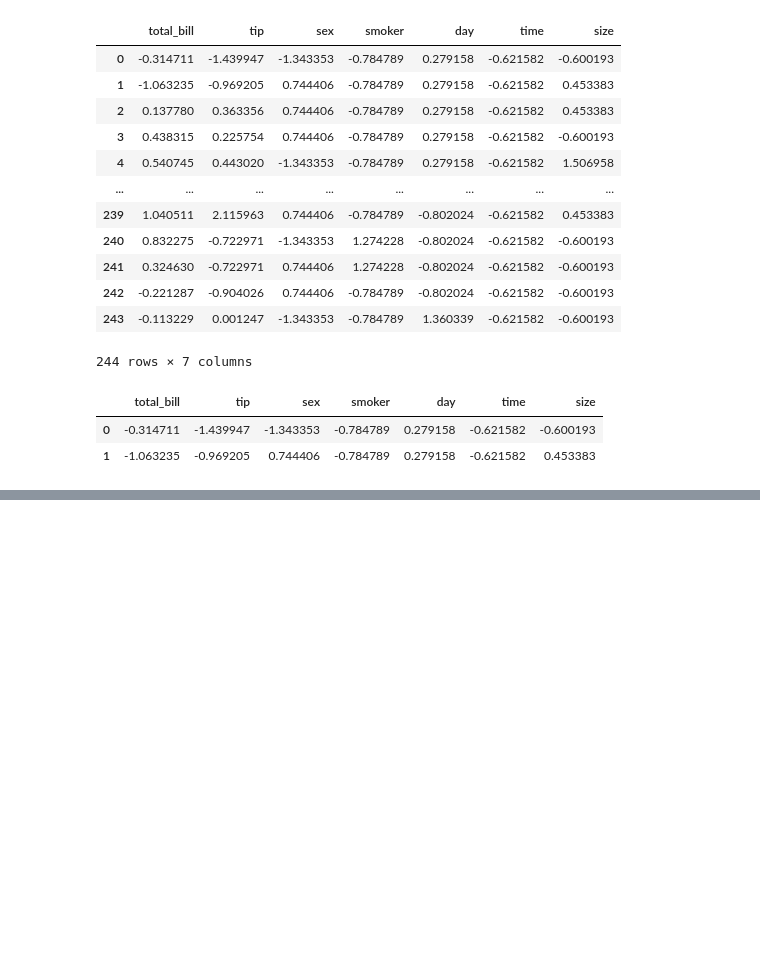
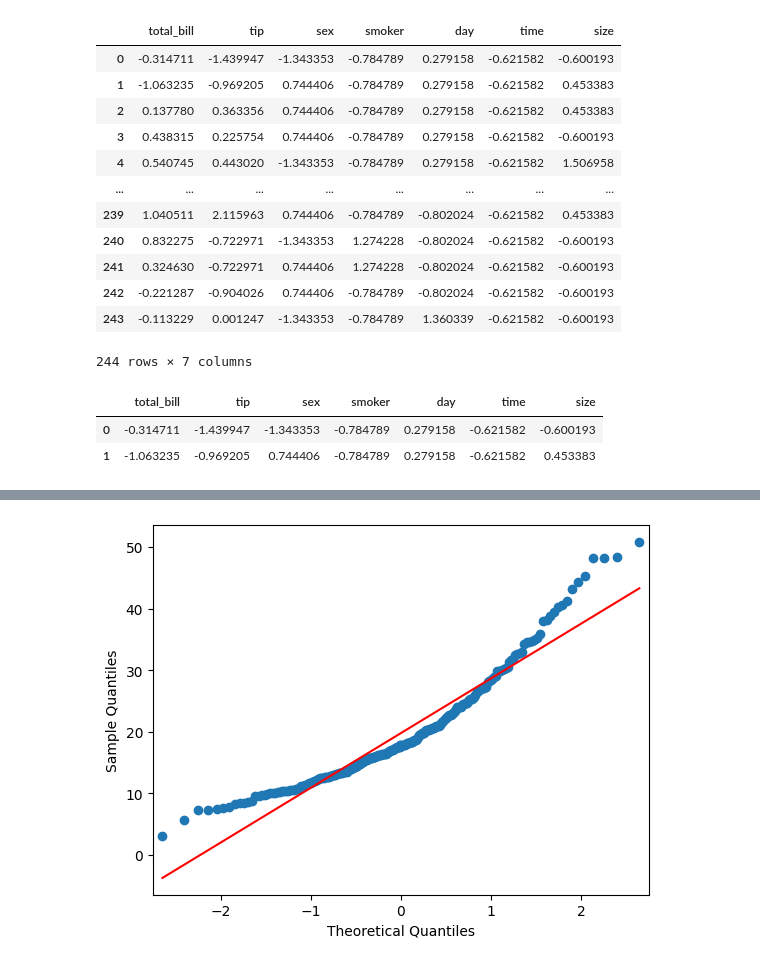
Before and after one commit to torettdom/mycode, a Jupyter notebook: AD_day17.ipynb, the cells around one changed output, grey strips where cells are left out. Drawn from its saved outputs; the diff is of its cells as text; code cells hidden in the pictures; blank space fills up the shorter version.

```diff
--- a/AD_day17.ipynb
+++ b/AD_day17.ipynb
@@ -216,0 +237,6 @@ scale_df.describe()
+# %%
+import statsmodels.api as sm
+sm.qqplot(df['total_bill'],line='s')
+plt.show()
+# %% [output]
+[figure, added]
```
Also changed, not shown: parts of 9 cells of this notebook.
